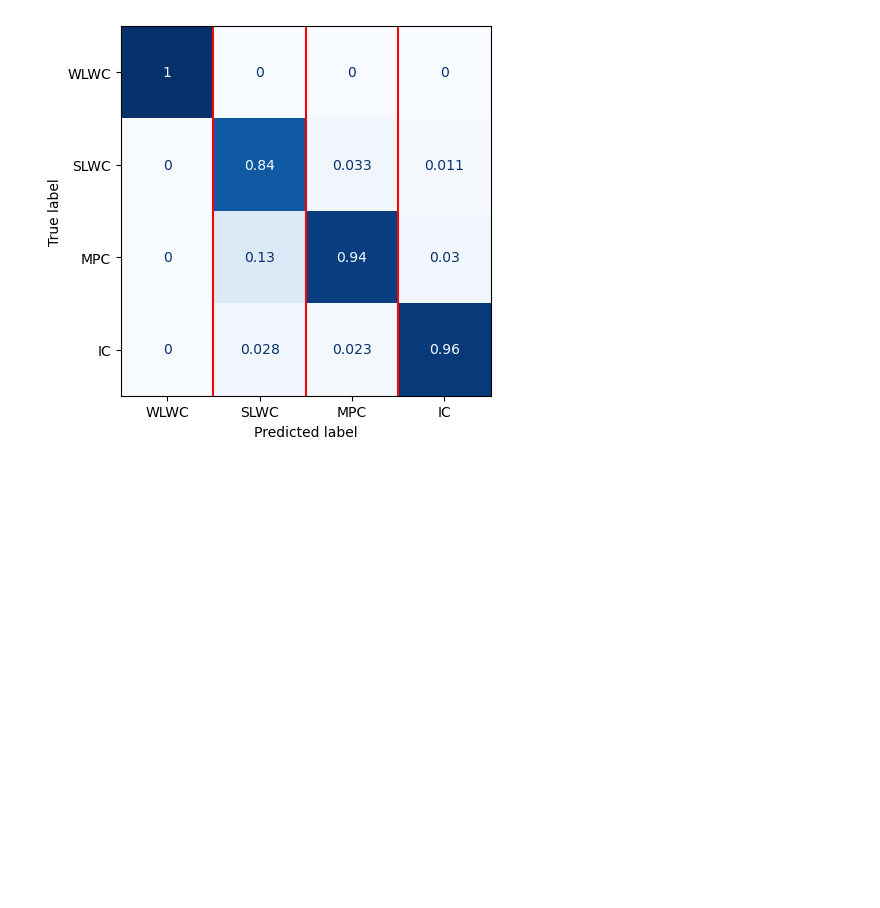
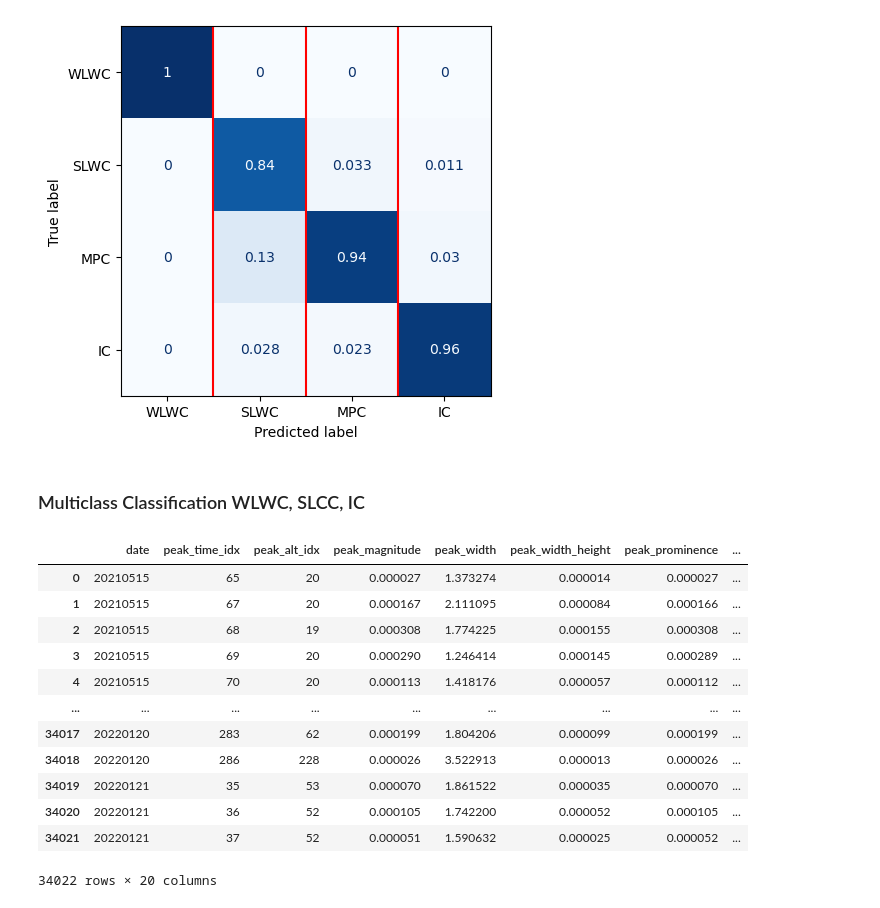
Before and after one commit to luke-whitehead/01_SLW_xgb, a Jupyter notebook: 106_train_model.ipynb, the cells around one changed output. Saved outputs shown, nothing was run; the diff lists cells and outputs as text; code cells hidden in the pictures; blank space fills up the shorter version.

```diff
--- a/106_train_model.ipynb
+++ b/106_train_model.ipynb
@@ -507,3 +564,25 @@ disp_pred.ax_.vlines([0.5, 1.5, 2.5], -0.5,3.5, colors='red')
 <matplotlib.collections.LineCollection at 0x...>
 [figure]
 [figure]
+# %% [markdown]
+### Multiclass Classification WLWC, SLCC, IC
+# %%
+peaks_df['target'] = peaks_df[['wlwc_target','slcc_target', 'ic_target']].idxmax(axis=1)
+cat_type = CategoricalDtype(categories=['wlwc_target','slcc_target', 'ic_target'], ordered=True)
+peaks_df['target_int']= peaks_df['target'].astype(cat_type).cat.codes
+# %%
+peaks_df
+# %% [output]
+|  | date | peak_time_idx | peak_alt_idx | peak_magnitude | peak_width | peak_width_height | peak_prominence | ... |
+| 0 | 20210515 | 65 | 20 | 0.000027 | 1.373274 | 0.000014 | 0.000027 | ... |
+| 1 | 20210515 | 67 | 20 | 0.000167 | 2.111095 | 0.000084 | 0.000166 | ... |
+| 2 | 20210515 | 68 | 19 | 0.000308 | 1.774225 | 0.000155 | 0.000308 | ... |
+| 3 | 20210515 | 69 | 20 | 0.000290 | 1.246414 | 0.000145 | 0.000289 | ... |
+| 4 | 20210515 | 70 | 20 | 0.000113 | 1.418176 | 0.000057 | 0.000112 | ... |
+| ... | ... | ... | ... | ... | ... | ... | ... | ... |
+| 34017 | 20220120 | 283 | 62 | 0.000199 | 1.804206 | 0.000099 | 0.000199 | ... |
+| 34018 | 20220120 | 286 | 228 | 0.000026 | 3.522913 | 0.000013 | 0.000026 | ... |
+| 34019 | 20220121 | 35 | 53 | 0.000070 | 1.861522 | 0.000035 | 0.000070 | ... |
+| 34020 | 20220121 | 36 | 52 | 0.000105 | 1.742200 | 0.000052 | 0.000105 | ... |
+| 34021 | 20220121 | 37 | 52 | 0.000051 | 1.590632 | 0.000025 | 0.000052 | ... |
+34022 rows × 20 columns
```
Also changed, not shown: parts of 28 cells of this notebook, 6 other files.
